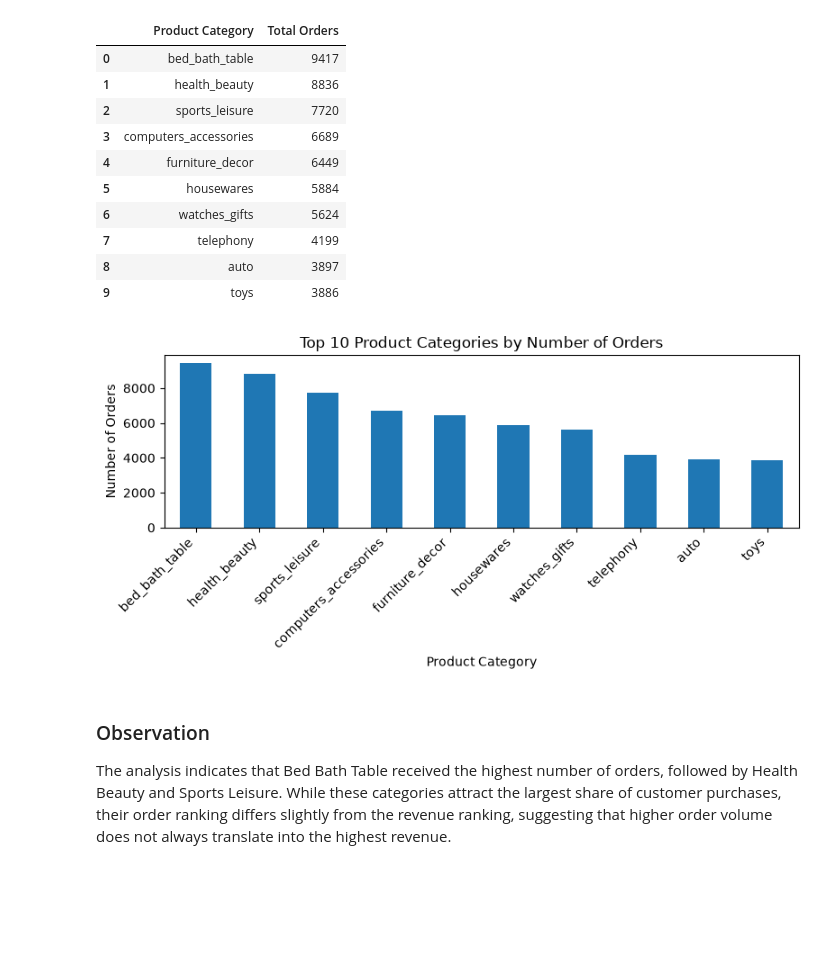
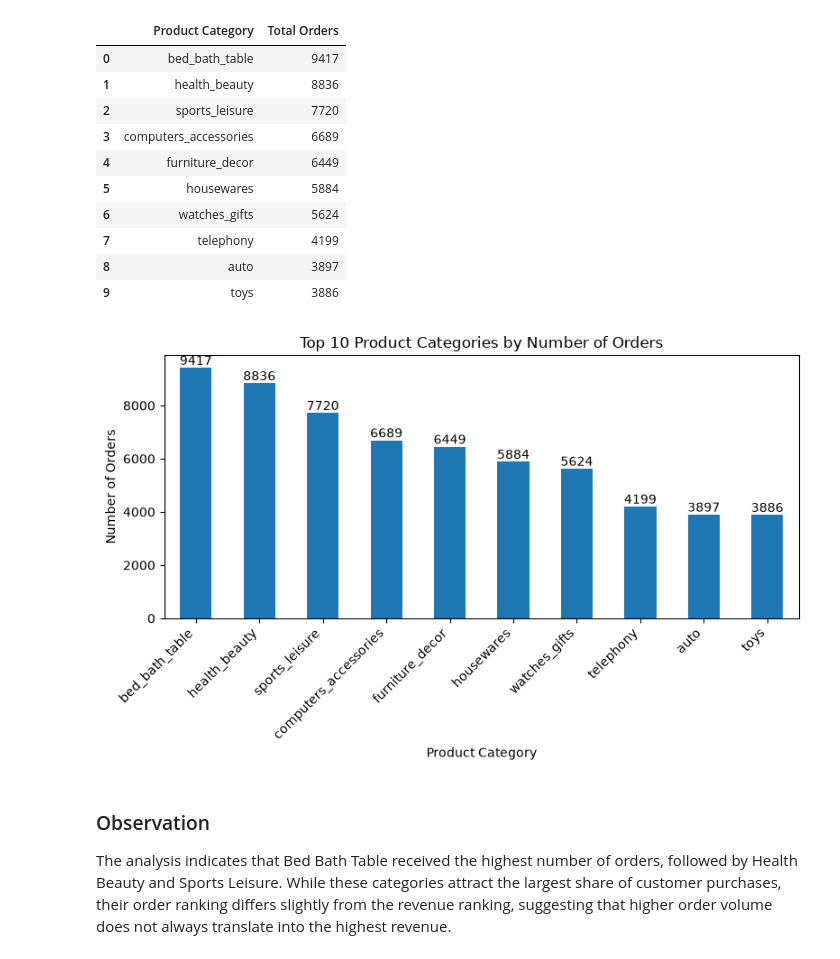
Before and after one commit to Saran-t00/Ecommerce-Investigative-Data-Analysis, a Jupyter notebook: 01_Business_Understanding.ipynb, the cells around one changed output. Saved outputs shown, nothing was run; the diff lists cells and outputs as text; code cells hidden in the pictures; blank space fills up the shorter version.

```diff
--- a/01_Business_Understanding.ipynb
+++ b/01_Business_Understanding.ipynb
@@ -512,23 +515,26 @@ orders_by_category.rename("Total Orders").reset_index().rename(
 | 7 | telephony | 4199 |
 | 8 | auto | 3897 |
 | 9 | toys | 3886 |
-# %%
-import matplotlib.pyplot as plt
-
-plt.figure(figsize=(8,4))
-
-orders_by_category.plot(kind="bar")
-
-plt.title("Top 10 Product Categories by Number of Orders")
-plt.xlabel("Product Category")
-plt.ylabel("Number of Orders")
-
-plt.xticks(rotation=45, ha="right")
-
-plt.tight_layout()
-plt.show()
-# %% [output]
-[figure, removed]
+# %%
+import matplotlib.pyplot as plt
+
+plt.figure(figsize=(8,5))
+
+ax = orders_by_category.plot(kind="bar")
+
+for container in ax.containers:
+    ax.bar_label(container, fmt="%d")
+
+plt.title("Top 10 Product Categories by Number of Orders")
+plt.xlabel("Product Category")
+plt.ylabel("Number of Orders")
+
+plt.xticks(rotation=45, ha="right")
+
+plt.tight_layout()
+plt.show()
+# %% [output]
+[figure, added]
 # %% [markdown]
 ### Observation
 
```
Also changed, not shown: parts of 13 cells of this notebook.
